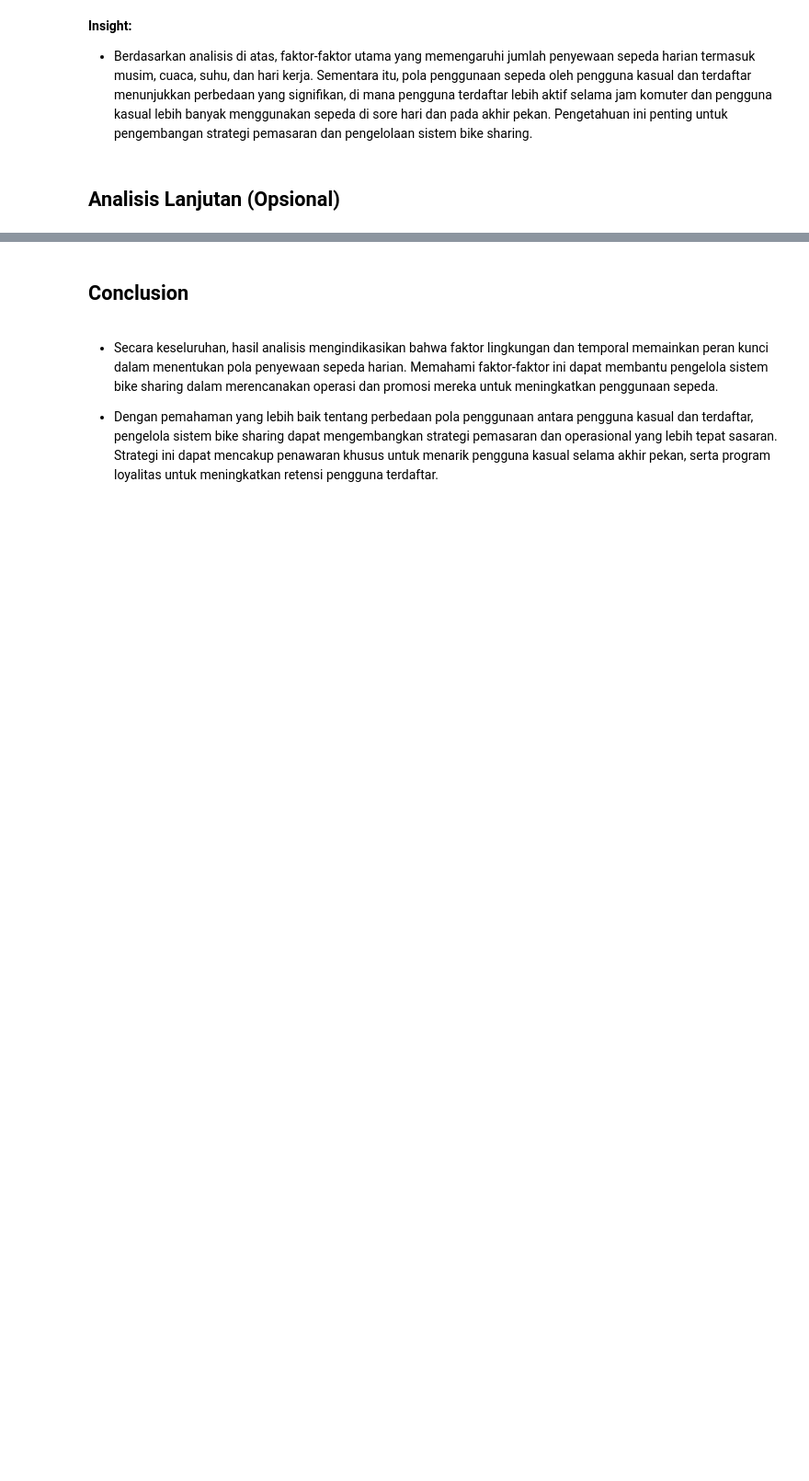
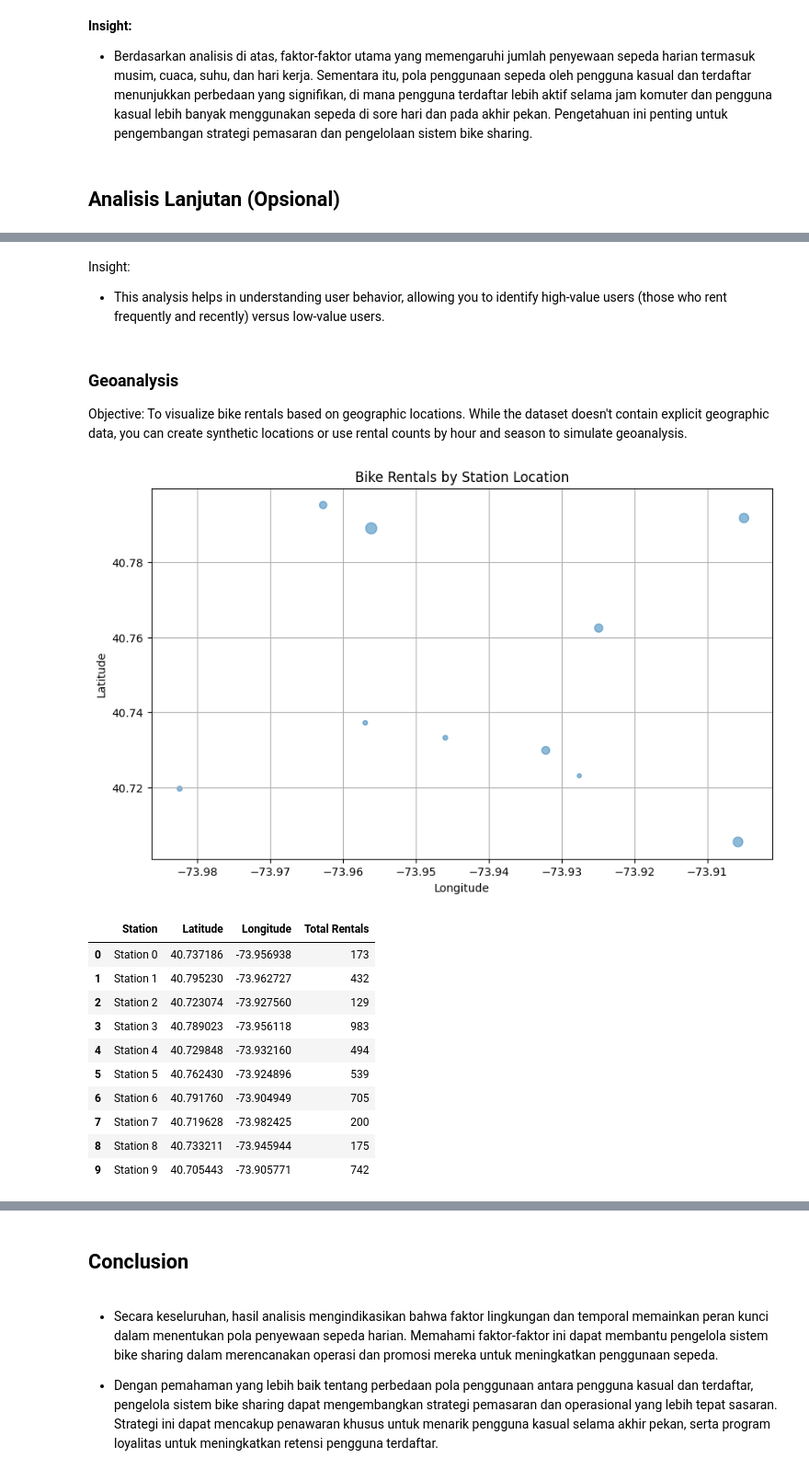
Before and after one commit to alifrizqullahmaruf/Dicoding_ProyekAnalisisData, a Jupyter notebook: notebook.ipynb, the cells around one changed output, grey strips where cells are left out. Shown at 92% size. Saved outputs shown, nothing was run; the diff lists cells and outputs as text; code cells hidden in the pictures; blank space fills up the shorter version.

```diff
--- a/notebook.ipynb
+++ b/notebook.ipynb
@@ -353,0 +348,51 @@ plt.show()
+# %% [markdown]
+Insight:
+
+- This analysis helps in understanding user behavior, allowing you to identify high-value users (those who rent frequently and recently) versus low-value users.
+# %% [markdown]
+### Geoanalysis
+Objective: To visualize bike rentals based on geographic locations. While the dataset doesn't contain explicit geographic data, you can create synthetic locations or use rental counts by hour and season to simulate geoanalysis.
+# %%
+# Creating synthetic geographic data for illustration (longitude, latitude)
+# Let's assume we have locations for bike stations
+import random
+
+# Generate synthetic latitude and longitude for 10 bike stations
+num_stations = 10
+latitudes = [random.uniform(40.7, 40.8) for _ in range(num_stations)]
+longitudes = [random.uniform(-74.0, -73.9) for _ in range(num_stations)]
+
+# Create a DataFrame for bike stations
+stations_df = pd.DataFrame({
+    'Station': [f'Station {i}' for i in range(num_stations)],
+    'Latitude': latitudes,
+    'Longitude': longitudes,
+})
+
+# Merge with rental counts (for simplicity, using random counts)
+stations_df['Total Rentals'] = [random.randint(100, 1000) for _ in range(num_stations)]
+
+# Visualizing geographic data (using scatter plot)
+plt.figure(figsize=(10, 6))
+plt.scatter(stations_df['Longitude'], stations_df['Latitude'], s=stations_df['Total Rentals']*0.1, alpha=0.5)
+plt.title('Bike Rentals by Station Location')
+plt.xlabel('Longitude')
+plt.ylabel('Latitude')
+plt.grid()
+plt.show()
+
+# Display station DataFrame
+stations_df
+# %% [output]
+[figure, added]
+|  | Station | Latitude | Longitude | Total Rentals |
+| 0 | Station 0 | 40.737186 | -73.956938 | 173 |
+| 1 | Station 1 | 40.795230 | -73.962727 | 432 |
+| 2 | Station 2 | 40.723074 | -73.927560 | 129 |
+| 3 | Station 3 | 40.789023 | -73.956118 | 983 |
+| 4 | Station 4 | 40.729848 | -73.932160 | 494 |
+| 5 | Station 5 | 40.762430 | -73.924896 | 539 |
+| 6 | Station 6 | 40.791760 | -73.904949 | 705 |
+| 7 | Station 7 | 40.719628 | -73.982425 | 200 |
+| 8 | Station 8 | 40.733211 | -73.945944 | 175 |
+| 9 | Station 9 | 40.705443 | -73.905771 | 742 |
```
Also changed, not shown: parts of 13 cells of this notebook, 3 other files.
